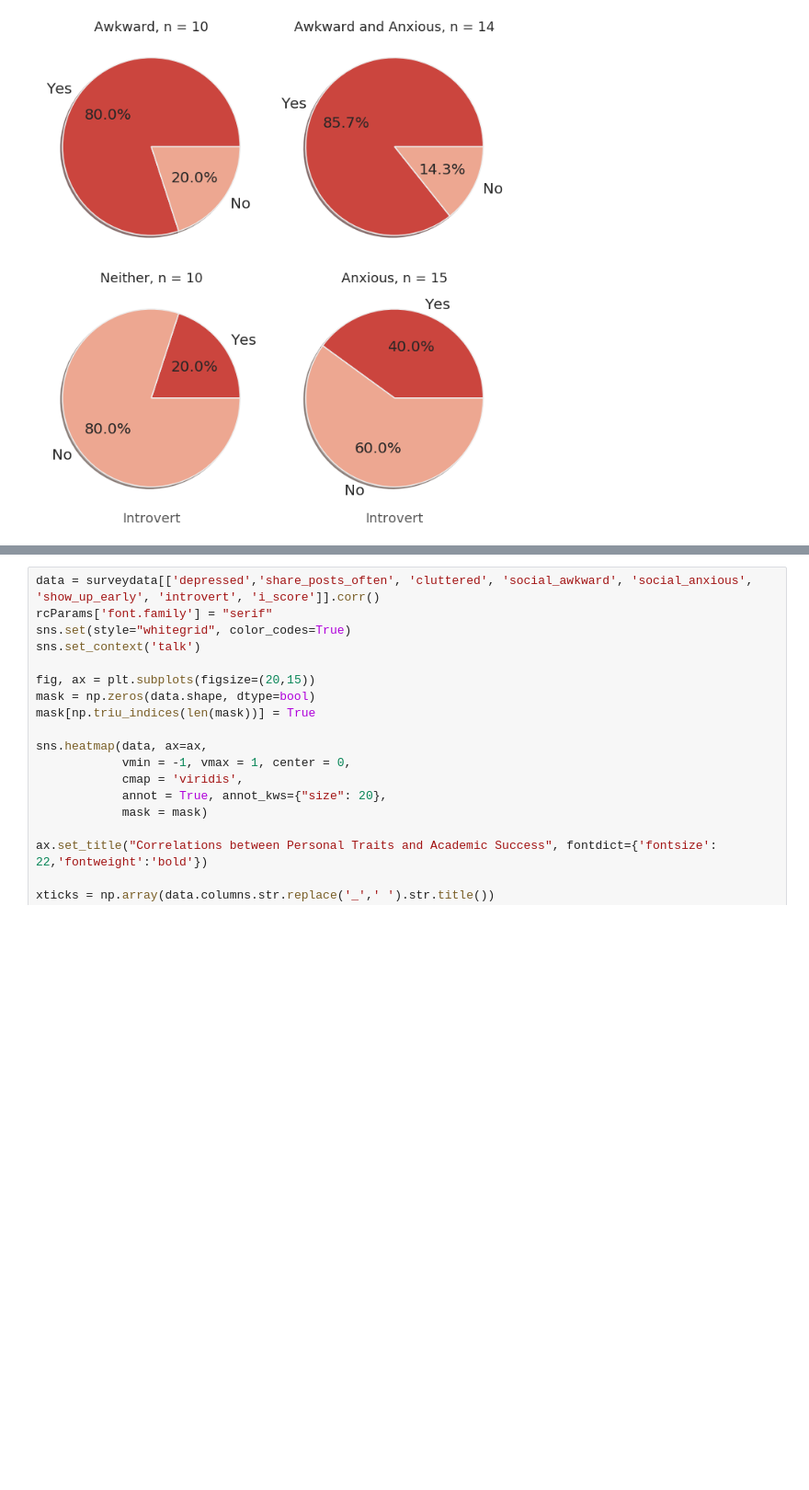
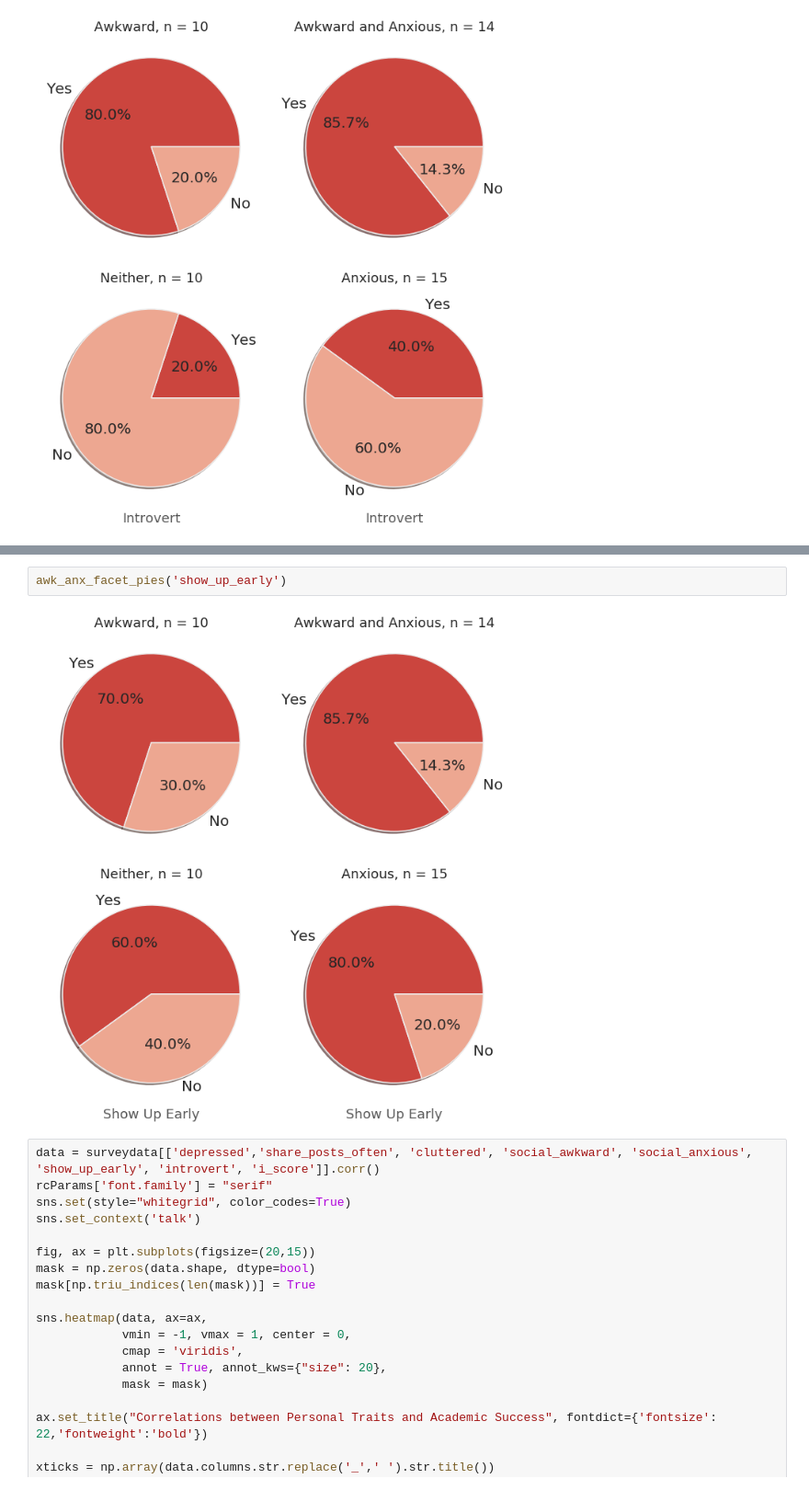
Before and after one commit to dennisfarmer/Factors-of-Academic-Success, a Jupyter notebook: eda.ipynb, the cells around one changed output, grey strips where cells are left out. Shown at 92% size. Saved outputs shown, nothing was run; the diff lists cells and outputs as text; blank space fills up the shorter version.

```diff
--- a/eda.ipynb
+++ b/eda.ipynb
@@ -1485,3 +1513,7 @@ awk_anx_facet_pies('drum_corps')
+# %%
+awk_anx_facet_pies('show_up_early')
+# %% [output]
+[figure, added]
 # %%
 data = surveydata[['depressed','share_posts_often', 'cluttered', 'social_awkward', 'social_anxious', 'show_up_early', 'introvert', 'i_score']].corr()
 rcParams['font.family'] = "serif"
```
Also changed, not shown: parts of 25 cells of this notebook, 27 other files.
